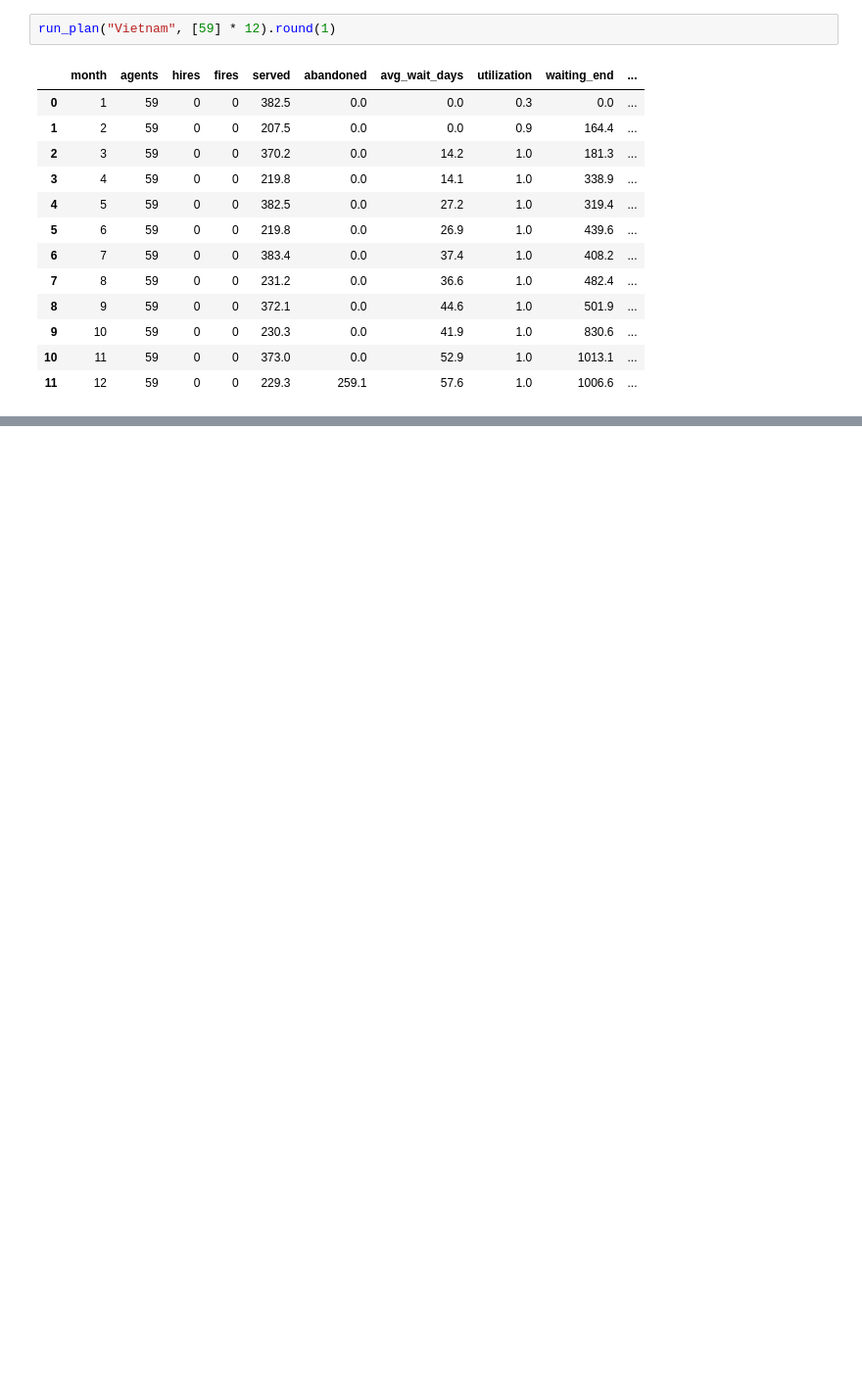
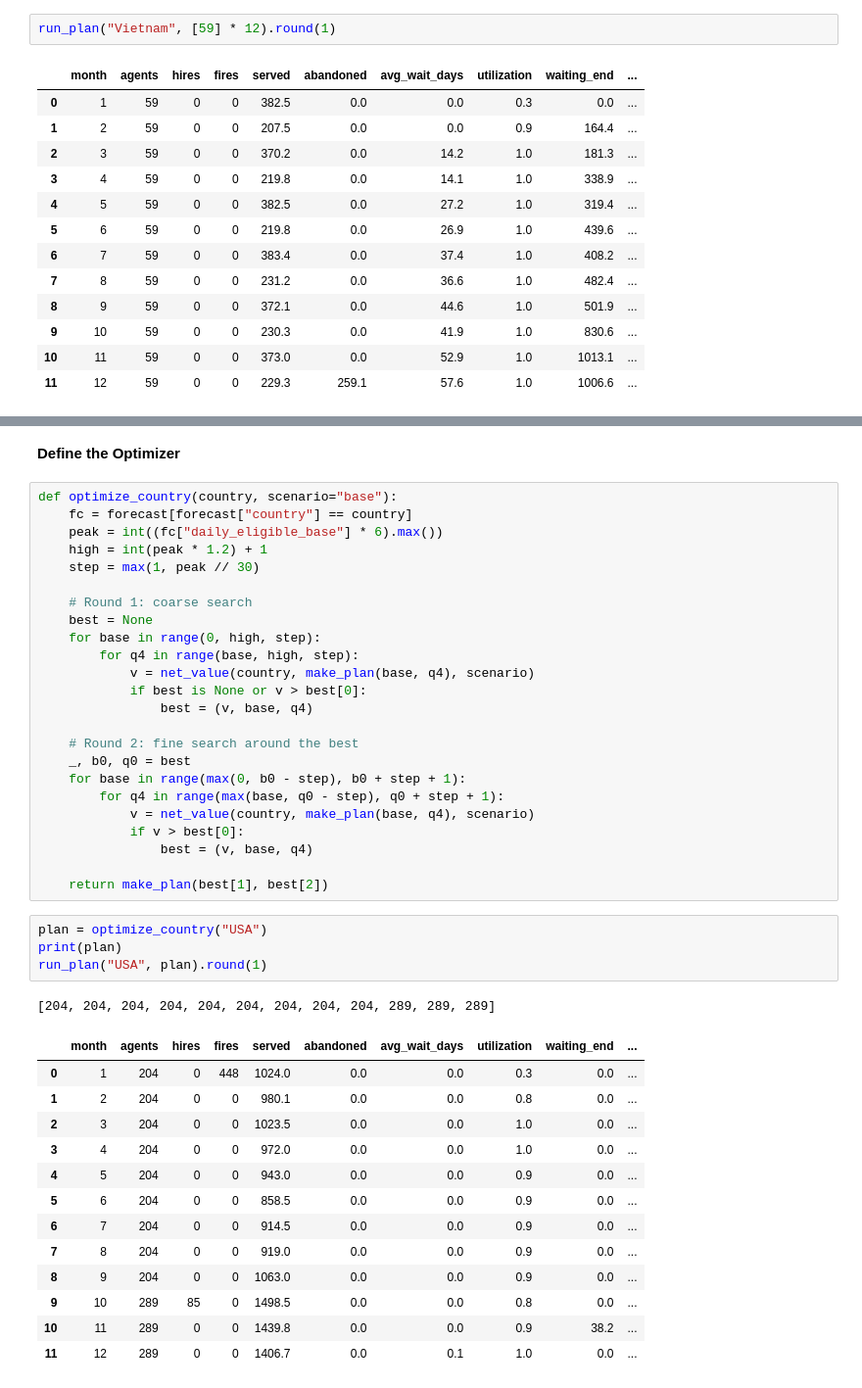
Before and after one commit to JahnaviSam/staffing-hackathon, a Jupyter notebook: analysis/simulator.ipynb, the cells around one changed output, grey strips where cells are left out. Shown at 98% size. Drawn from its saved outputs; the diff is of its cells as text; blank space fills up the shorter version.

```diff
--- a/analysis/simulator.ipynb
+++ b/analysis/simulator.ipynb
@@ -150,0 +172,45 @@ run_plan("Vietnam", [59] * 12).round(1)
+# %% [markdown]
+<b>Define the Optimizer </b>
+# %%
+def optimize_country(country, scenario="base"):
+    fc = forecast[forecast["country"] == country]
+    peak = int((fc["daily_eligible_base"] * 6).max())
+    high = int(peak * 1.2) + 1
+    step = max(1, peak // 30)
+
+    # Round 1: coarse search
+    best = None
+    for base in range(0, high, step):
+        for q4 in range(base, high, step):
+            v = net_value(country, make_plan(base, q4), scenario)
+            if best is None or v > best[0]:
+                best = (v, base, q4)
+
+    # Round 2: fine search around the best
+    _, b0, q0 = best
+    for base in range(max(0, b0 - step), b0 + step + 1):
+        for q4 in range(max(base, q0 - step), q0 + step + 1):
+            v = net_value(country, make_plan(base, q4), scenario)
+            if v > best[0]:
+                best = (v, base, q4)
+
+    return make_plan(best[1], best[2])
+# %%
+plan = optimize_country("USA")
+print(plan)
+run_plan("USA", plan).round(1)
+# %% [output]
+[204, 204, 204, 204, 204, 204, 204, 204, 204, 289, 289, 289]
+|  | month | agents | hires | fires | served | abandoned | avg_wait_days | utilization | waiting_end | ... |
+| 0 | 1 | 204 | 0 | 448 | 1024.0 | 0.0 | 0.0 | 0.3 | 0.0 | ... |
+| 1 | 2 | 204 | 0 | 0 | 980.1 | 0.0 | 0.0 | 0.8 | 0.0 | ... |
+| 2 | 3 | 204 | 0 | 0 | 1023.5 | 0.0 | 0.0 | 1.0 | 0.0 | ... |
+| 3 | 4 | 204 | 0 | 0 | 972.0 | 0.0 | 0.0 | 1.0 | 0.0 | ... |
+| 4 | 5 | 204 | 0 | 0 | 943.0 | 0.0 | 0.0 | 0.9 | 0.0 | ... |
+| 5 | 6 | 204 | 0 | 0 | 858.5 | 0.0 | 0.0 | 0.9 | 0.0 | ... |
+| 6 | 7 | 204 | 0 | 0 | 914.5 | 0.0 | 0.0 | 0.9 | 0.0 | ... |
+| 7 | 8 | 204 | 0 | 0 | 919.0 | 0.0 | 0.0 | 0.9 | 0.0 | ... |
+| 8 | 9 | 204 | 0 | 0 | 1063.0 | 0.0 | 0.0 | 0.9 | 0.0 | ... |
+| 9 | 10 | 289 | 85 | 0 | 1498.5 | 0.0 | 0.0 | 0.8 | 0.0 | ... |
+| 10 | 11 | 289 | 0 | 0 | 1439.8 | 0.0 | 0.0 | 0.9 | 38.2 | ... |
+| 11 | 12 | 289 | 0 | 0 | 1406.7 | 0.0 | 0.1 | 1.0 | 0.0 | ... |
```
Also changed, not shown: parts of 8 cells of this notebook, 2 other files.
